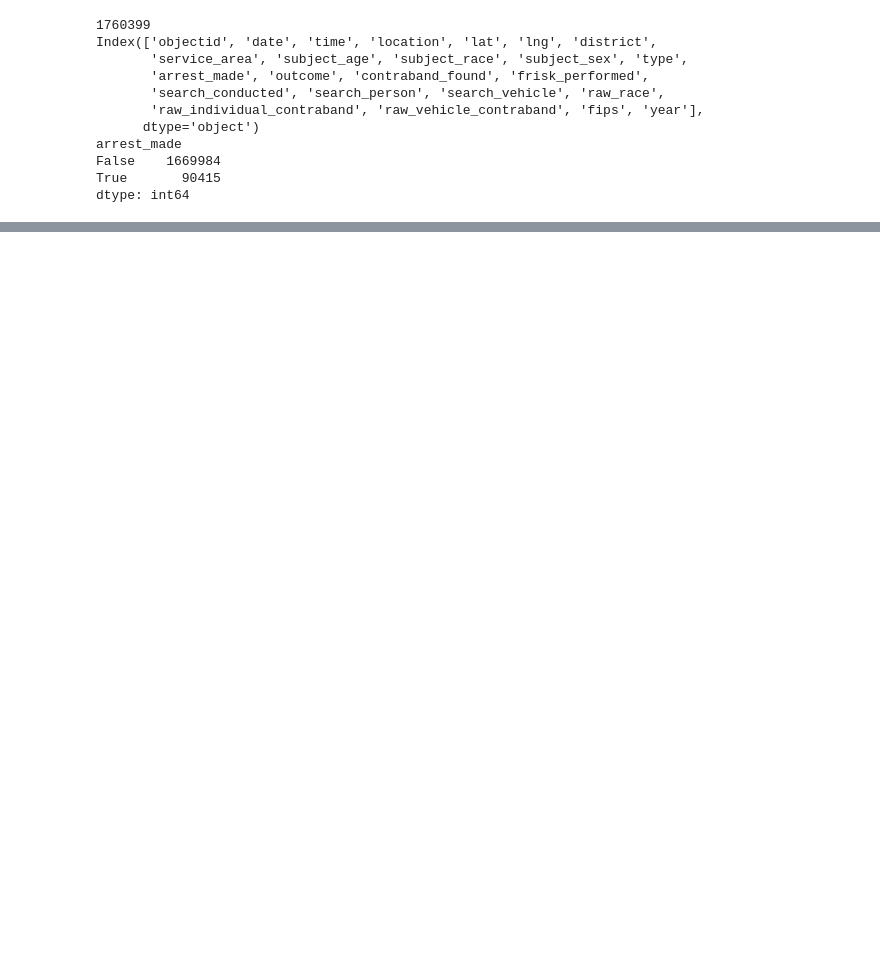
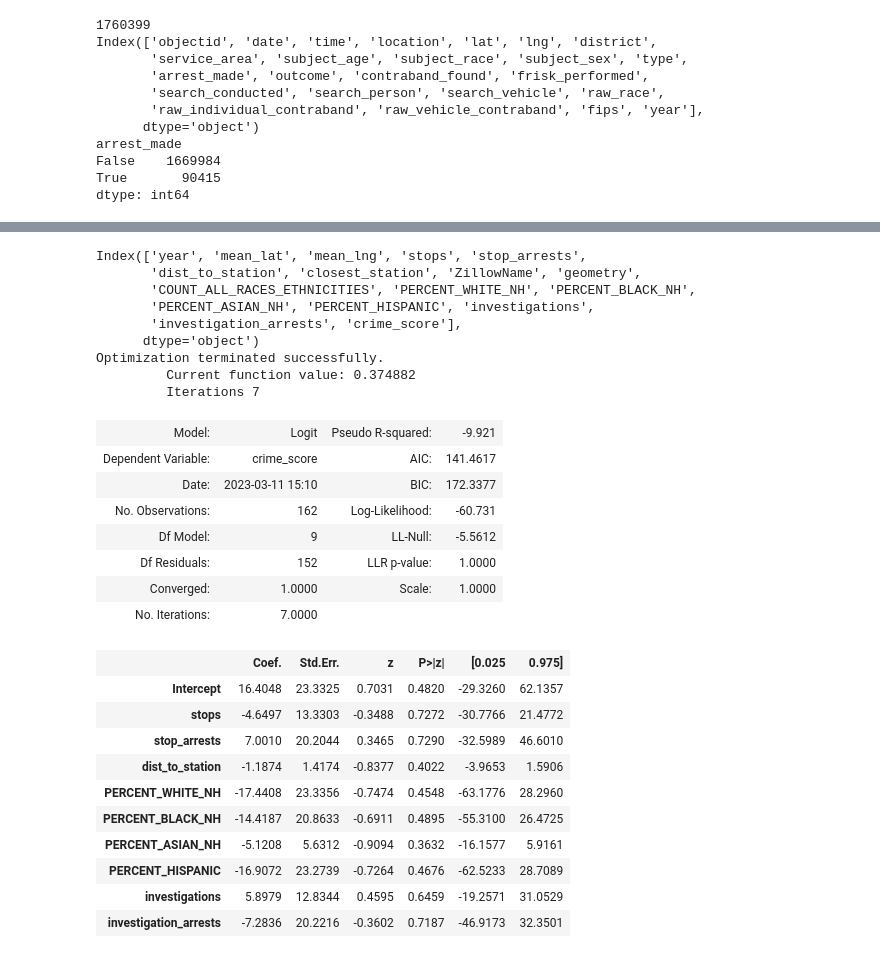
Before and after one commit to aboissie/Datathon, a Jupyter notebook: Features.ipynb, the cells around one changed output, grey strips where cells are left out. Cells and saved outputs as stored; diff of their text form; code cells hidden in the pictures; blank space fills up the shorter version.

Commit message:
Logistic regression

```diff
--- a/Features.ipynb
+++ b/Features.ipynb
@@ -135,0 +276,5 @@ stops_agg.head()
+# %%
+
+max_density = max(max_densities)
+if agg_features['crime_score'].max() > 1:
+    agg_features['crime_score'] = agg_features['crime_score']/max_density
@@ -135,0 +297,55 @@ stops_agg.head()
+# %%
+agg_features_hisp_low = agg_features[agg_features['PERCENT_HISPANIC']<10]
+agg_features_hisp_high = agg_features[agg_features['PERCENT_HISPANIC']>30]
+
+print(agg_features.columns)
+x_cols = ['stops', 'stop_arrests',
+       'dist_to_station',
+       'PERCENT_WHITE_NH', 'PERCENT_BLACK_NH',
+       'PERCENT_ASIAN_NH', 'PERCENT_HISPANIC',
+       'investigations', 'investigation_arrests']
+
+from sklearn.preprocessing import MinMaxScaler
+scaler = MinMaxScaler()
+agg_features_scaled = agg_features_hisp_high.copy()
+agg_features_scaled[x_cols] = scaler.fit_transform(agg_features_scaled[x_cols])
+
+logistic_reg = logit( f"crime_score ~ {' + '.join(x_cols)}", agg_features_scaled).fit()
+logistic_reg.summary2()
+
+# regressor1 = LinearRegression()
+# regressor1.fit(agg_features_scaled[x_cols], agg_features_scaled['crime_score'])
+# print(pd.DataFrame(np.array([x_cols+['Intercept'], np.append(regressor1.coef_,regressor1.intercept_)]).T ))
+# # r square of regressor1
+# regressor1.score(agg_features_scaled[x_cols], agg_features_scaled['crime_score'])
+# # get t values of regressor1
+# from scipy import stats
+# %% [output]
+Index(['year', 'mean_lat', 'mean_lng', 'stops', 'stop_arrests',
+       'dist_to_station', 'closest_station', 'ZillowName', 'geometry',
+       'COUNT_ALL_RACES_ETHNICITIES', 'PERCENT_WHITE_NH', 'PERCENT_BLACK_NH',
+       'PERCENT_ASIAN_NH', 'PERCENT_HISPANIC', 'investigations',
+       'investigation_arrests', 'crime_score'],
+      dtype='object')
+Optimization terminated successfully.
+         Current function value: 0.374882
+         Iterations 7
+| Model: | Logit | Pseudo R-squared: | -9.921 |
+| Dependent Variable: | crime_score | AIC: | 141.4617 |
+| Date: | 2023-03-11 15:10 | BIC: | 172.3377 |
+| No. Observations: | 162 | Log-Likelihood: | -60.731 |
+| Df Model: | 9 | LL-Null: | -5.5612 |
+| Df Residuals: | 152 | LLR p-value: | 1.0000 |
+| Converged: | 1.0000 | Scale: | 1.0000 |
+| No. Iterations: | 7.0000 |  |  |
+|  | Coef. | Std.Err. | z | P>|z| | [0.025 | 0.975] |
+| Intercept | 16.4048 | 23.3325 | 0.7031 | 0.4820 | -29.3260 | 62.1357 |
+| stops | -4.6497 | 13.3303 | -0.3488 | 0.7272 | -30.7766 | 21.4772 |
+| stop_arrests | 7.0010 | 20.2044 | 0.3465 | 0.7290 | -32.5989 | 46.6010 |
+| dist_to_station | -1.1874 | 1.4174 | -0.8377 | 0.4022 | -3.9653 | 1.5906 |
+| PERCENT_WHITE_NH | -17.4408 | 23.3356 | -0.7474 | 0.4548 | -63.1776 | 28.2960 |
+| PERCENT_BLACK_NH | -14.4187 | 20.8633 | -0.6911 | 0.4895 | -55.3100 | 26.4725 |
+| PERCENT_ASIAN_NH | -5.1208 | 5.6312 | -0.9094 | 0.3632 | -16.1577 | 5.9161 |
+| PERCENT_HISPANIC | -16.9072 | 23.2739 | -0.7264 | 0.4676 | -62.5233 | 28.7089 |
+| investigations | 5.8979 | 12.8344 | 0.4595 | 0.6459 | -19.2571 | 31.0529 |
+| investigation_arrests | -7.2836 | 20.2216 | -0.3602 | 0.7187 | -46.9173 | 32.3501 |
```
Also changed, not shown: parts of 14 cells of this notebook, 1 other file.
